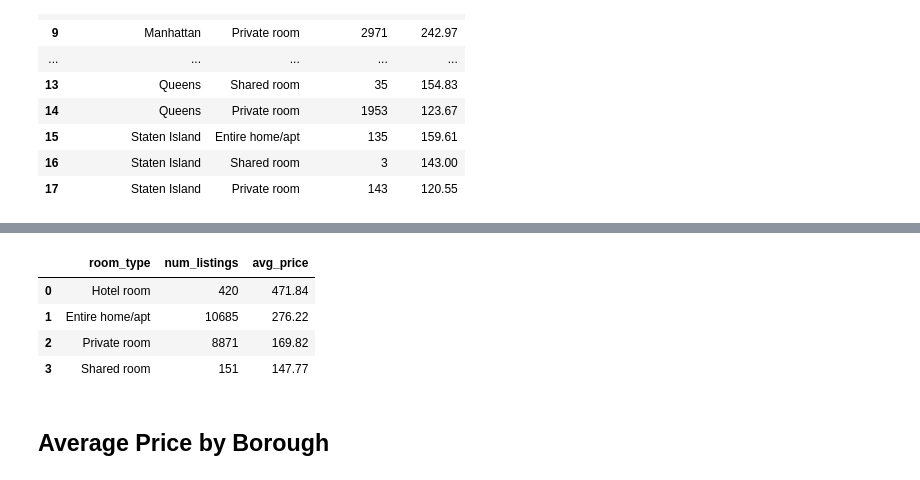
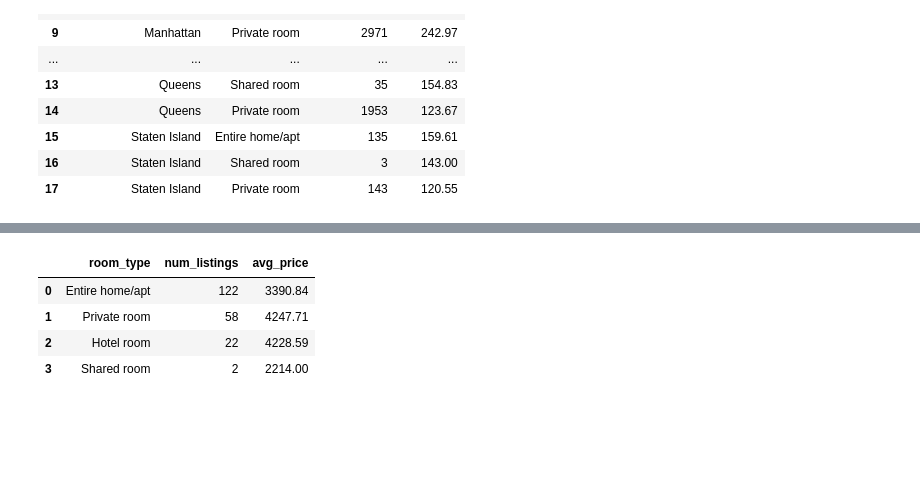
Before and after one commit to jj572/nyc-airbnb-pricing-analysis, a Jupyter notebook: notebooks/exploratory_analysis.ipynb, the cells around one changed output, grey strips where cells are left out. Drawn from its saved outputs; the diff is of its cells as text; code cells hidden in the pictures; blank space fills up the shorter version.

Commit message:
Add room type and luxury segment analysis to notebook

```diff
--- a/notebooks/exploratory_analysis.ipynb
+++ b/notebooks/exploratory_analysis.ipynb
@@ -33,18 +135,16 @@ borough_room_prices
 # %%
 query = """
 SELECT room_type, COUNT(*) AS num_listings, ROUND(AVG(price), 2) AS avg_price
 FROM listings
-WHERE segment = 'mainstream'
+WHERE segment = 'luxury'
 GROUP BY room_type
-ORDER BY avg_price DESC
+ORDER BY num_listings DESC
 """
-room_type_prices = pd.read_sql(query, conn)
-room_type_prices
+luxury_by_room_type = pd.read_sql(query, conn)
+luxury_by_room_type
 # %% [output]
 |  | room_type | num_listings | avg_price |
-| 0 | Hotel room | 420 | 471.84 |
-| 1 | Entire home/apt | 10685 | 276.22 |
-| 2 | Private room | 8871 | 169.82 |
-| 3 | Shared room | 151 | 147.77 |
+| 0 | Entire home/apt | 122 | 3390.84 |
+| 1 | Private room | 58 | 4247.71 |
+| 2 | Hotel room | 22 | 4228.59 |
+| 3 | Shared room | 2 | 2214.00 |
-# %% [markdown]
-## Average Price by Borough
```
Also changed, not shown: parts of 15 cells of this notebook.
